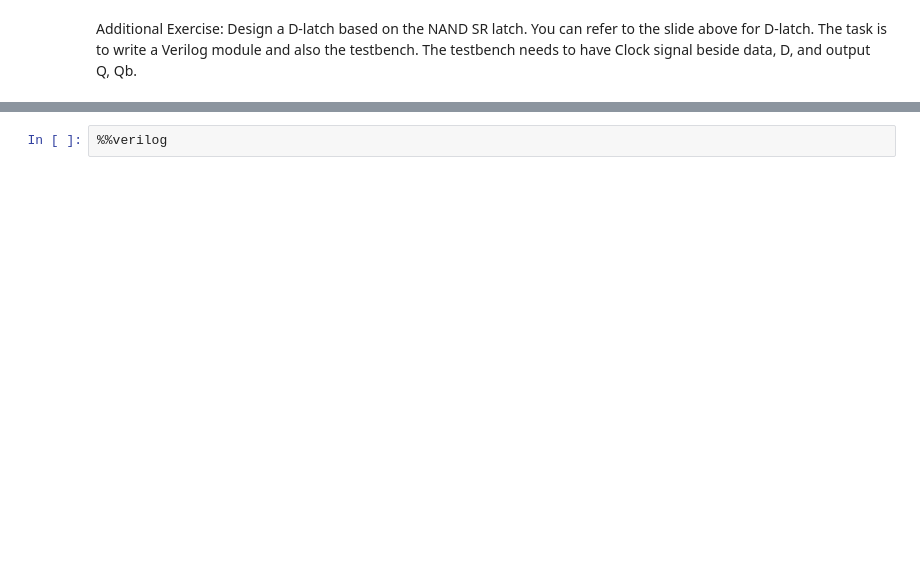
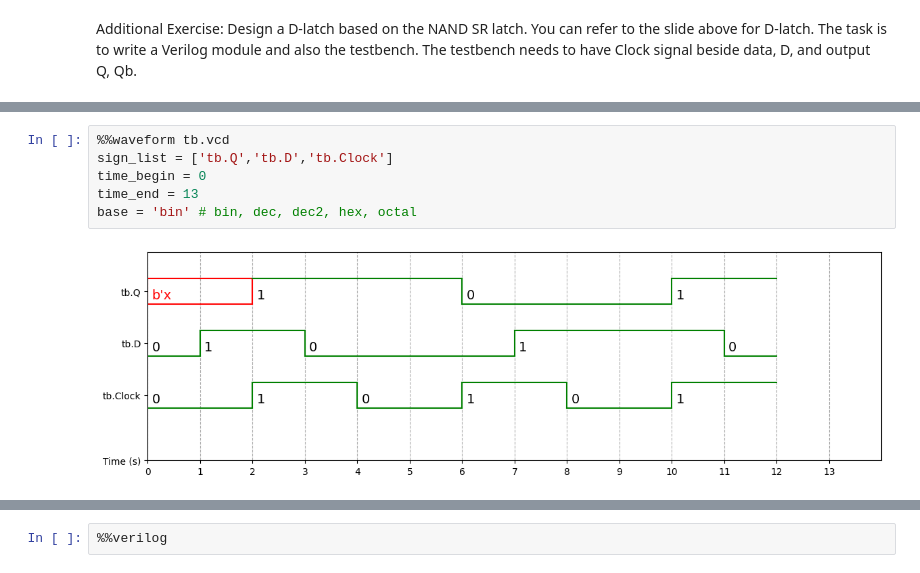
Before and after one commit to AnthonySunYi/Verilog_DSL, a Jupyter notebook: VerilogGit.ipynb, the cells around one changed output, grey strips where cells are left out. Cells and saved outputs as stored; diff of their text form; blank space fills up the shorter version.

```diff
--- a/VerilogGit.ipynb
+++ b/VerilogGit.ipynb
@@ -501,0 +701,8 @@ Additional Exercise: Design a D-latch based on the NAND SR latch. You can refer
+# %%
+%%waveform tb.vcd
+sign_list = ['tb.Q','tb.D','tb.Clock']
+time_begin = 0
+time_end = 13
+base = 'bin' # bin, dec, dec2, hex, octal
+# %% [output]
+[figure, added]
```
Also changed, not shown: parts of 89 cells of this notebook.
